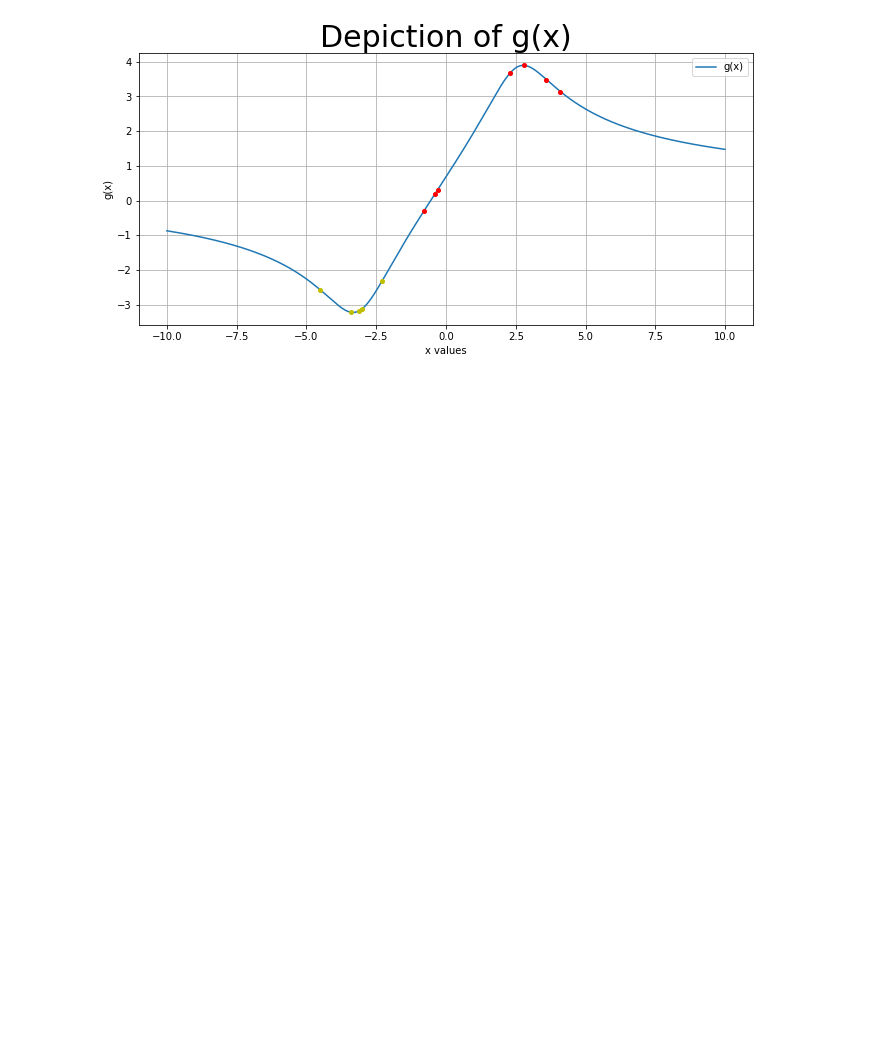
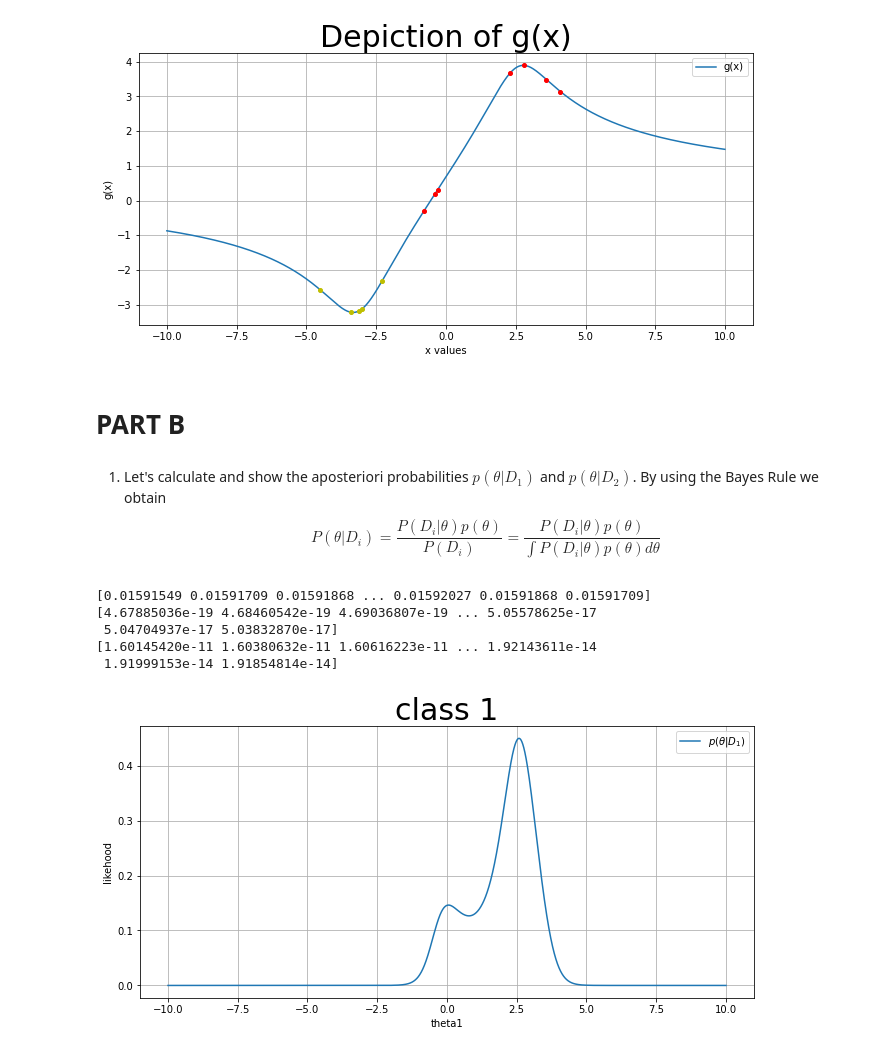
Before and after one commit to Sourland/pattern-recognision, a Jupyter notebook: parameterEstimation.ipynb, the cells around one changed output. Saved outputs shown, nothing was run; the diff lists cells and outputs as text; code cells hidden in the pictures; blank space fills up the shorter version.

Commit message:
add part B

```diff
--- a/parameterEstimation.ipynb
+++ b/parameterEstimation.ipynb
@@ -100,3 +100,39 @@ D = [2.8, -0.4, -0.8, 2.3, -0.3, 3.6, 4.1,-4.5, -3.4, -3.1, -3, -2.3]
 b = myClassifier.predict(theta1,theta2,D1,D2,Pomega1,Pomega2)
 # %% [output]
 [figure]
+# %% [markdown]
+# **PART B**
+# %% [markdown]
+1. Let's calculate and show the aposteriori probabilities $p(\theta|D_1)$ and $p(\theta|D_2)$. By using the Bayes Rule we obtain $$P(\theta|D_i) = \frac{P(D_i|\theta)p(\theta)}{P(D_i)} = \frac{P(D_i|\theta)p(\theta)}{∫P(D_i|\theta)p(\theta)d\theta}$$
+# %%
+likelihood1 = lambda theta : np.prod([(1/math.pi)*(1/(1 +(x-theta)**2)) for x in D1])
+likelihood2 = lambda theta : np.prod([(1/math.pi)*(1/(1 +(x-theta)**2)) for x in D2])
+
+likelihood_theta = lambda theta : (1 / (10 * np.pi)) * 1 / (1 + pow(theta / 10, 2))
+
+estimates = np.array([likelihood_theta(theta) for theta in thetas])
+
+estimates_d1 = np.array([np.prod(likelihood1(theta)) for theta in thetas])
+estimates_d2 = np.array([np.prod(likelihood2(theta)) for theta in thetas])
+print(estimates)
+print(estimates_d1)
+print(estimates_d2)
+aposteriori_1 = (np.multiply(estimates, estimates_d1)) / np.trapz(np.multiply(estimates, estimates_d1), x = thetas)
+aposteriori_2 = (np.multiply(estimates, estimates_d2)) / np.trapz(np.multiply(estimates, estimates_d2), x = thetas)
+# %% [output]
+[0.01591549 0.01591709 0.01591868 ... 0.01592027 0.01591868 0.01591709]
+[4.67885036e-19 4.68460542e-19 4.69036807e-19 ... 5.05578625e-17
+ 5.04704937e-17 5.03832870e-17]
+[1.60145420e-11 1.60380632e-11 1.60616223e-11 ... 1.92143611e-14
+ 1.91999153e-14 1.91854814e-14]
+# %%
+plt.plot(thetas,aposteriori_1  ,label = f'$p(\u03B8|D_{1})$')
+# plt.axvline(x = theta, color = 'black', label = 'maximum likelihood \u03B8 value')
+plt.grid()
+plt.title(f'class {1}', fontsize=30)
+plt.xlabel(f'theta{1}')
+plt.ylabel('likehood')
+plt.legend()
+plt.show()
+# %% [output]
+[figure, added]
```
Also changed, not shown: parts of 4 cells of this notebook.
